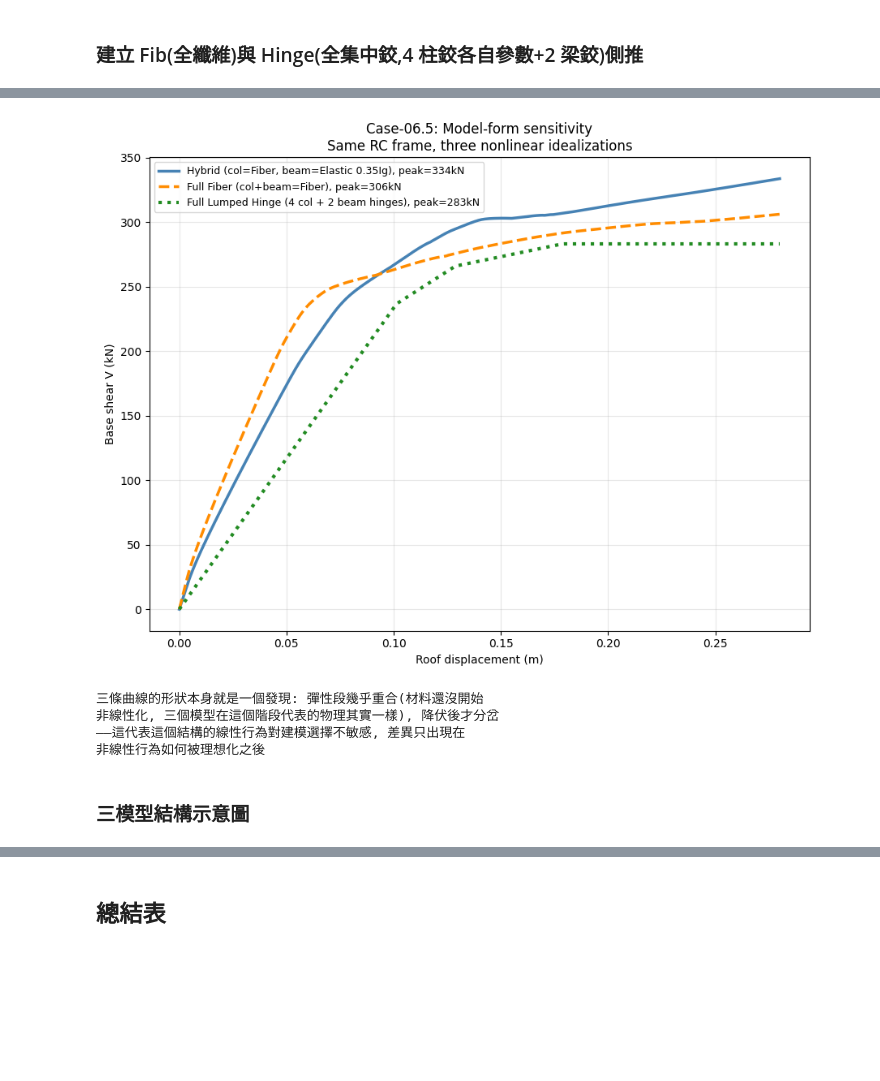
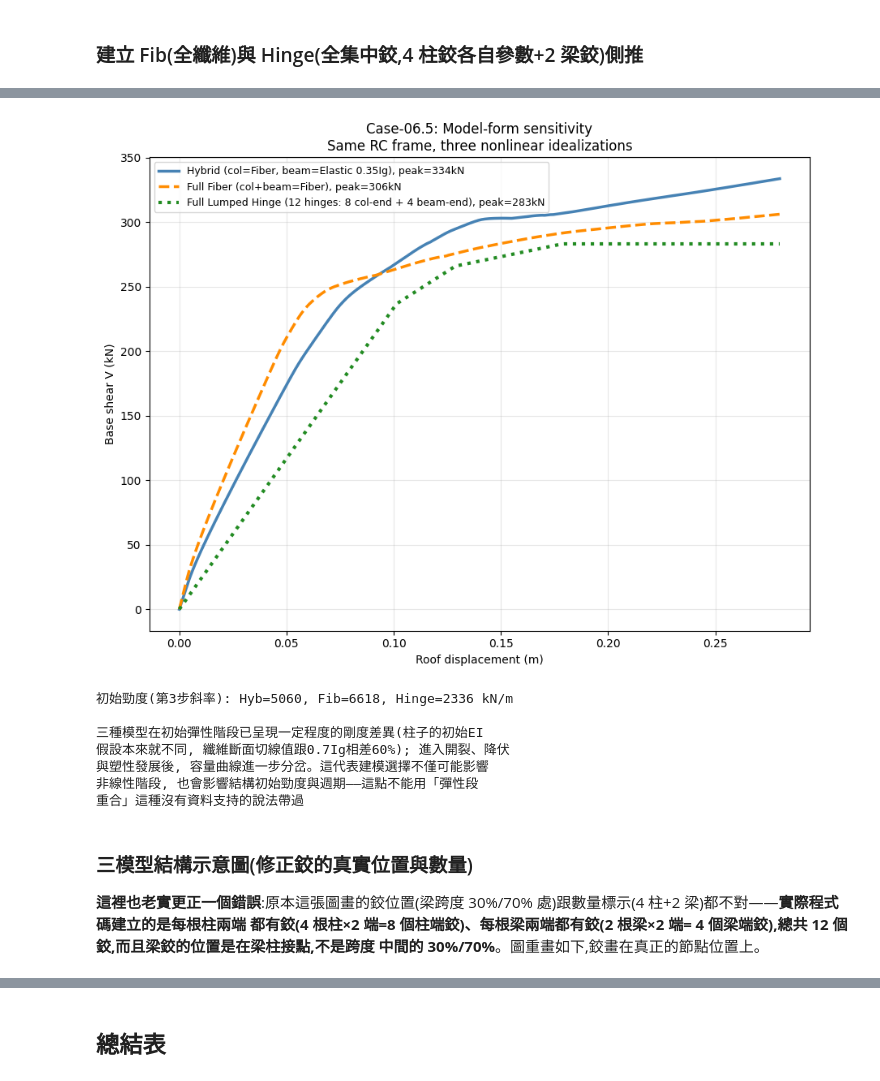
Before and after one commit to zhixiu0223/taiwan-seismic-code-calc, a Jupyter notebook: notebooks/case06_5_frame_pushover_fema273.ipynb, the cells around one changed output, grey strips where cells are left out. Drawn from its saved outputs; the diff is of its cells as text; code cells hidden in the pictures; blank space fills up the shorter version.

```diff
--- a/notebooks/case06_5_frame_pushover_fema273.ipynb
+++ b/notebooks/case06_5_frame_pushover_fema273.ipynb
@@ -676,31 +689,45 @@ WARNING ZeroLength::setDomain(): Element 6 has L= 0.001, which is greater than t
 # %%
 fig, ax = plt.subplots(figsize=(9,7))
 ax.plot(disps, base_shears, '-', color='steelblue', lw=2.5,
         label=f'Hybrid (col=Fiber, beam=Elastic 0.35Ig), peak={base_shears.max():.0f}kN')
 ax.plot(d_fib, s_fib, '--', color='darkorange', lw=2.5,
         label=f'Full Fiber (col+beam=Fiber), peak={s_fib.max():.0f}kN')
 ax.plot(d_hinge, s_hinge, ':', color='forestgreen', lw=3,
-        label=f'Full Lumped Hinge (4 col + 2 beam hinges), peak={s_hinge.max():.0f}kN')
+        label=f'Full Lumped Hinge (12 hinges: 8 col-end + 4 beam-end), peak={s_hinge.max():.0f}kN')
 ax.set_xlabel('Roof displacement (m)')
 ax.set_ylabel('Base shear V (kN)')
 ax.set_title('Case-06.5: Model-form sensitivity\nSame RC frame, three nonlinear idealizations')
 ax.legend(fontsize=9)
 ax.grid(True, alpha=0.3)
 plt.tight_layout()
 plt.show()
 
-print("三條曲線的形狀本身就是一個發現: 彈性段幾乎重合(材料還沒開始")
-print("非線性化, 三個模型在這個階段代表的物理其實一樣), 降伏後才分岔")
-print("——這代表這個結構的線性行為對建模選擇不敏感, 差異只出現在")
-print("非線性行為如何被理想化之後")
+K_init_hyb = base_shears[3]/disps[3]
+K_init_fib = s_fib[3]/d_fib[3]
+K_init_hinge = s_hinge[3]/d_hinge[3]
+print(f"初始勁度(第3步斜率): Hyb={K_init_hyb:.0f}, Fib={K_init_fib:.0f}, Hinge={K_init_hinge:.0f} kN/m")
+print("\n三種模型在初始彈性階段已呈現一定程度的剛度差異(柱子的初始EI")
+print("假設本來就不同, 纖維斷面切線值跟0.7Ig相差60%); 進入開裂、降伏")
+print("與塑性發展後, 容量曲線進一步分岔。這代表建模選擇不僅可能影響")
+print("非線性階段, 也會影響結構初始勁度與週期——這點不能用「彈性段")
+print("重合」這種沒有資料支持的說法帶過")
 # %% [output]
-[figure, old version]
+[figure, new version]
-三條曲線的形狀本身就是一個發現: 彈性段幾乎重合(材料還沒開始
-非線性化, 三個模型在這個階段代表的物理其實一樣), 降伏後才分岔
-——這代表這個結構的線性行為對建模選擇不敏感, 差異只出現在
-非線性行為如何被理想化之後
+初始勁度(第3步斜率): Hyb=5060, Fib=6618, Hinge=2336 kN/m
+
+三種模型在初始彈性階段已呈現一定程度的剛度差異(柱子的初始EI
+假設本來就不同, 纖維斷面切線值跟0.7Ig相差60%); 進入開裂、降伏
+與塑性發展後, 容量曲線進一步分岔。這代表建模選擇不僅可能影響
+非線性階段, 也會影響結構初始勁度與週期——這點不能用「彈性段
+重合」這種沒有資料支持的說法帶過
-# %% [markdown]
-### 三模型結構示意圖
+# %% [markdown]
+### 三模型結構示意圖(修正鉸的真實位置與數量)
+
+**這裡也老實更正一個錯誤**:原本這張圖畫的鉸位置(梁跨度 30%/70%
+處)跟數量標示(4 柱+2 梁)都不對——**實際程式碼建立的是每根柱兩端
+都有鉸(4 根柱×2 端=8 個柱端鉸)、每根梁兩端都有鉸(2 根梁×2 端=
+4 個梁端鉸),總共 12 個鉸,而且梁鉸的位置是在梁柱接點,不是跨度
+中間的 30%/70%**。圖重畫如下,鉸畫在真正的節點位置上。
 # %%
 fig, axes = plt.subplots(1, 3, figsize=(15,7))
 
```
Also changed, not shown: parts of 8 cells of this notebook.
